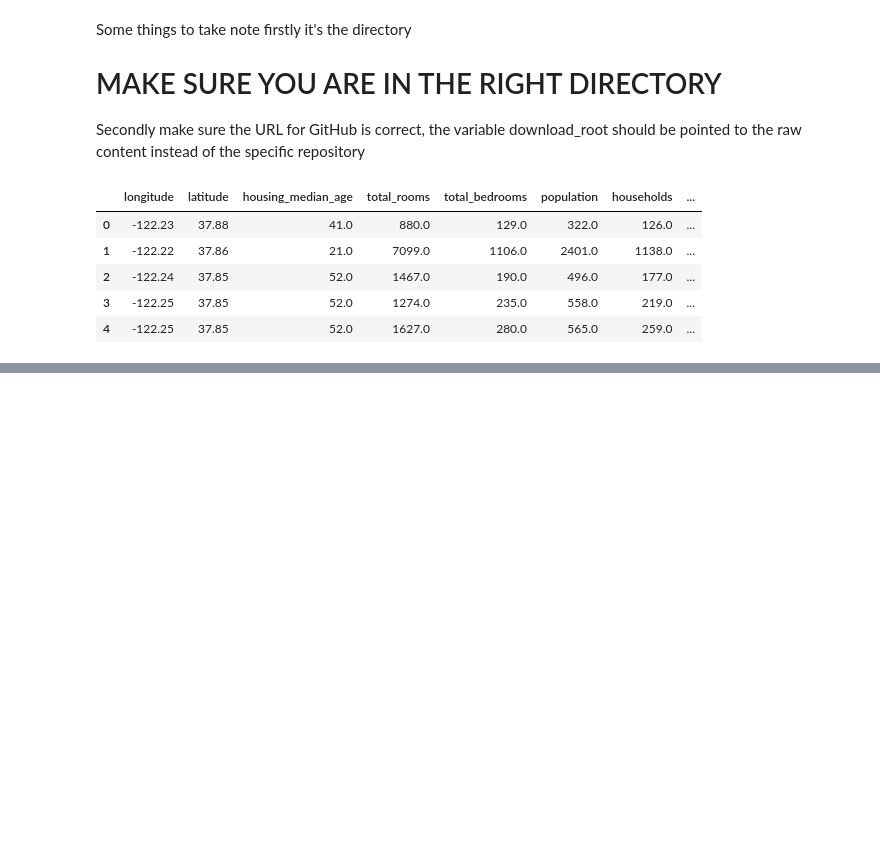
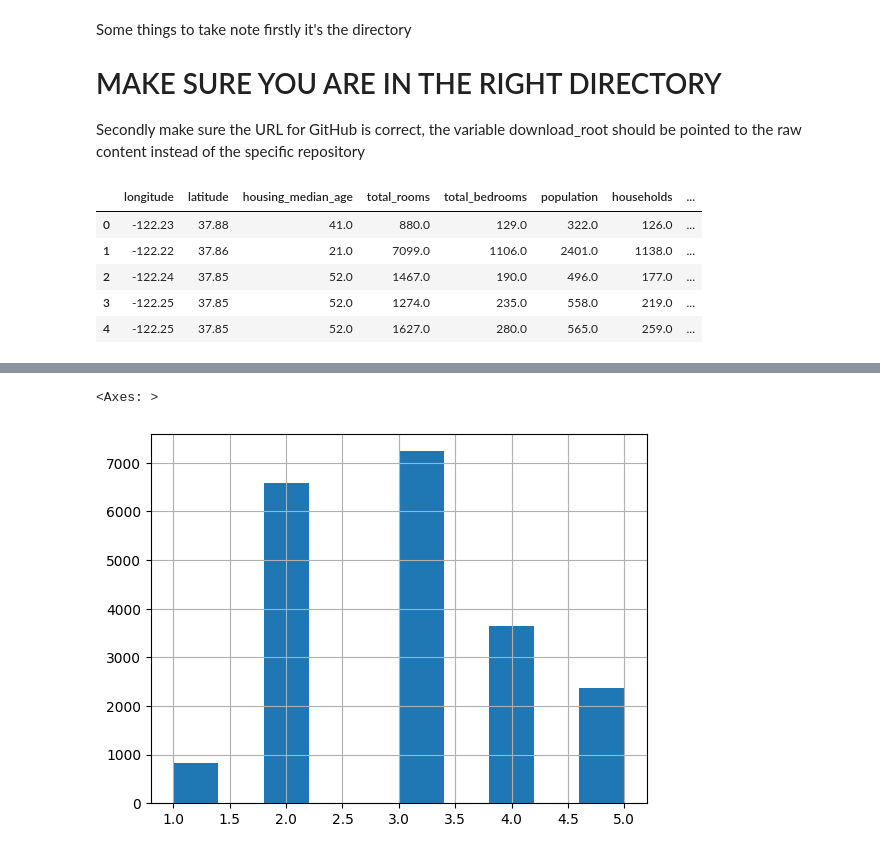
Before and after one commit to JohnYeow23/Machine-Learning-Practice, a Jupyter notebook: HandsOnML/HandsOnML Chapter 2/main.ipynb, the cells around one changed output, grey strips where cells are left out. Cells and saved outputs as stored; diff of their text form; code cells hidden in the pictures; blank space fills up the shorter version.

```diff
--- a/HandsOnML/HandsOnML Chapter 2/main.ipynb
+++ b/HandsOnML/HandsOnML Chapter 2/main.ipynb
@@ -43,0 +182,11 @@ housing.head()
+# %%
+housing['income_cat'] = pd.cut(
+    housing['median_income']
+    ,bins=[0., 1.5, 3.0, 4.5, 6., np.inf] # Which median income goes into which bin
+    ,labels=[1,2,3,4,5]# 5 strata
+)
+
+housing['income_cat'].hist()
+# %% [output]
+<Axes: >
+[figure, added]
```
Also changed, not shown: parts of 88 cells of this notebook, 2 other files.
